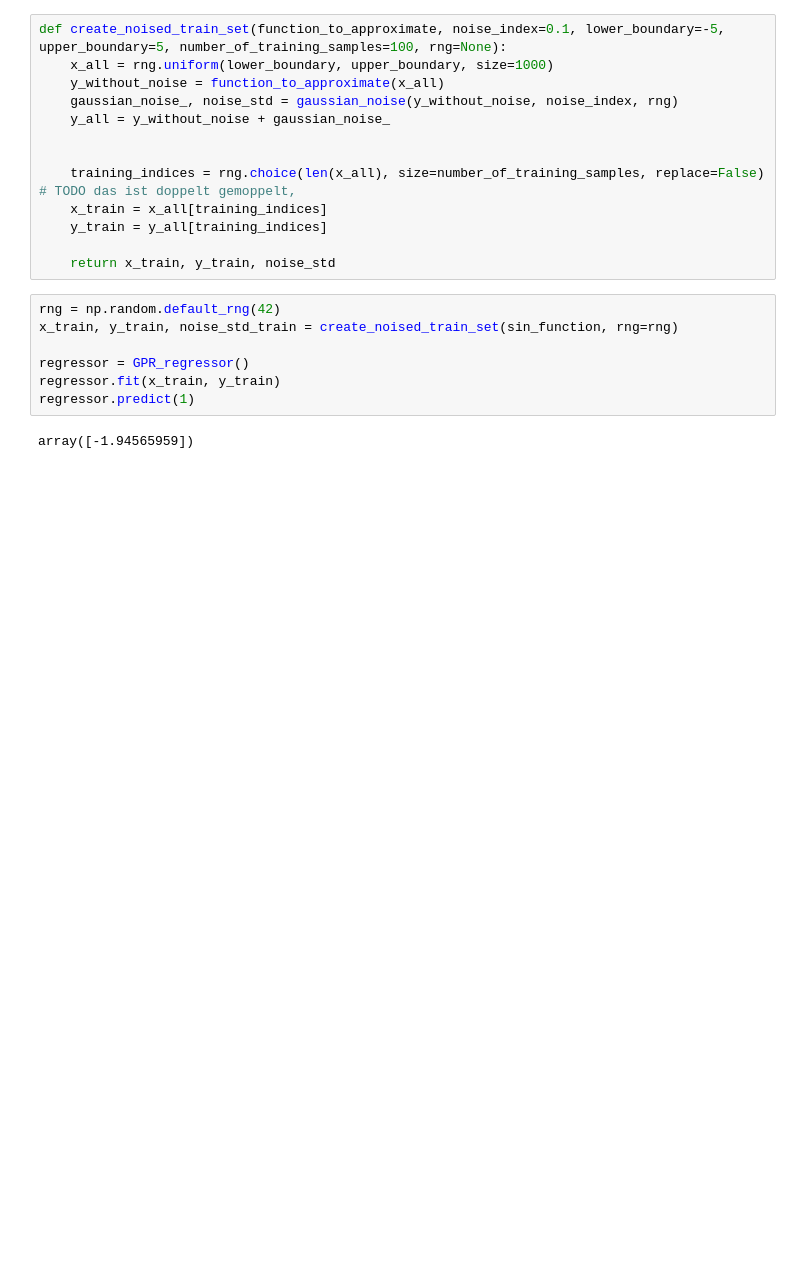
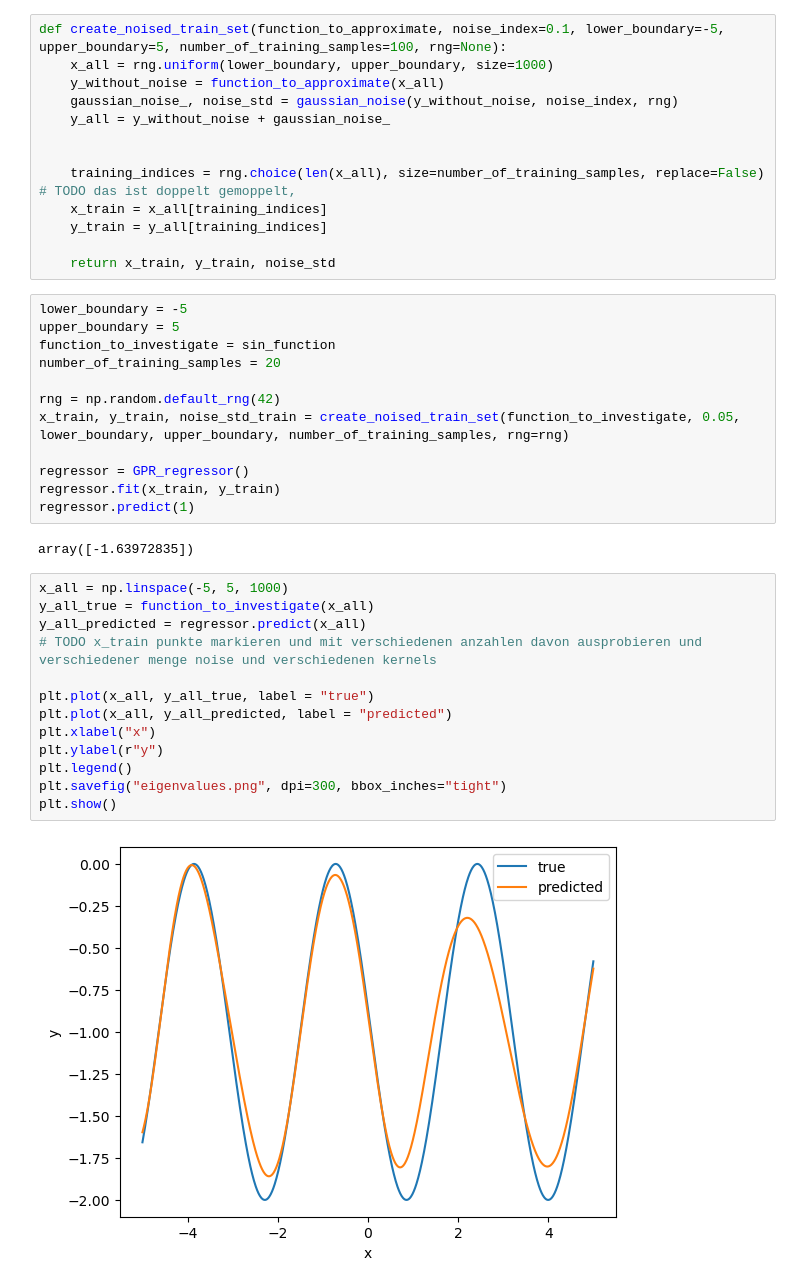
Before and after one commit to mariette03/machine_learning_cc, a Jupyter notebook: Assignment1_Code.ipynb, the cells around one changed output. Saved outputs shown, nothing was run; the diff lists cells and outputs as text; blank space fills up the shorter version.

Commit message:
plot done

```diff
--- a/Assignment1_Code.ipynb
+++ b/Assignment1_Code.ipynb
@@ -87,11 +87,31 @@ def create_noised_train_set(function_to_approximate, noise_index=0.1, lower_boun
 
     return x_train, y_train, noise_std
 # %%
+lower_boundary = -5
+upper_boundary = 5
+function_to_investigate = sin_function
+number_of_training_samples = 20
+
 rng = np.random.default_rng(42)
-x_train, y_train, noise_std_train = create_noised_train_set(sin_function, rng=rng)
+x_train, y_train, noise_std_train = create_noised_train_set(function_to_investigate, 0.05, lower_boundary, upper_boundary, number_of_training_samples, rng=rng)
 
 regressor = GPR_regressor()
 regressor.fit(x_train, y_train)
 regressor.predict(1)
 # %% [output]
-array([-1.94565959])
+array([-1.63972835])
+# %%
+x_all = np.linspace(-5, 5, 1000)
+y_all_true = function_to_investigate(x_all)
+y_all_predicted = regressor.predict(x_all)
+# TODO x_train punkte markieren und mit verschiedenen anzahlen davon ausprobieren und verschiedener menge noise und verschiedenen kernels
+
+plt.plot(x_all, y_all_true, label = "true")
+plt.plot(x_all, y_all_predicted, label = "predicted")
+plt.xlabel("x")
+plt.ylabel(r"y")
+plt.legend()
+plt.savefig("eigenvalues.png", dpi=300, bbox_inches="tight")
+plt.show()
+# %% [output]
+[figure, added]
```
Also changed, not shown: 1 other file.
